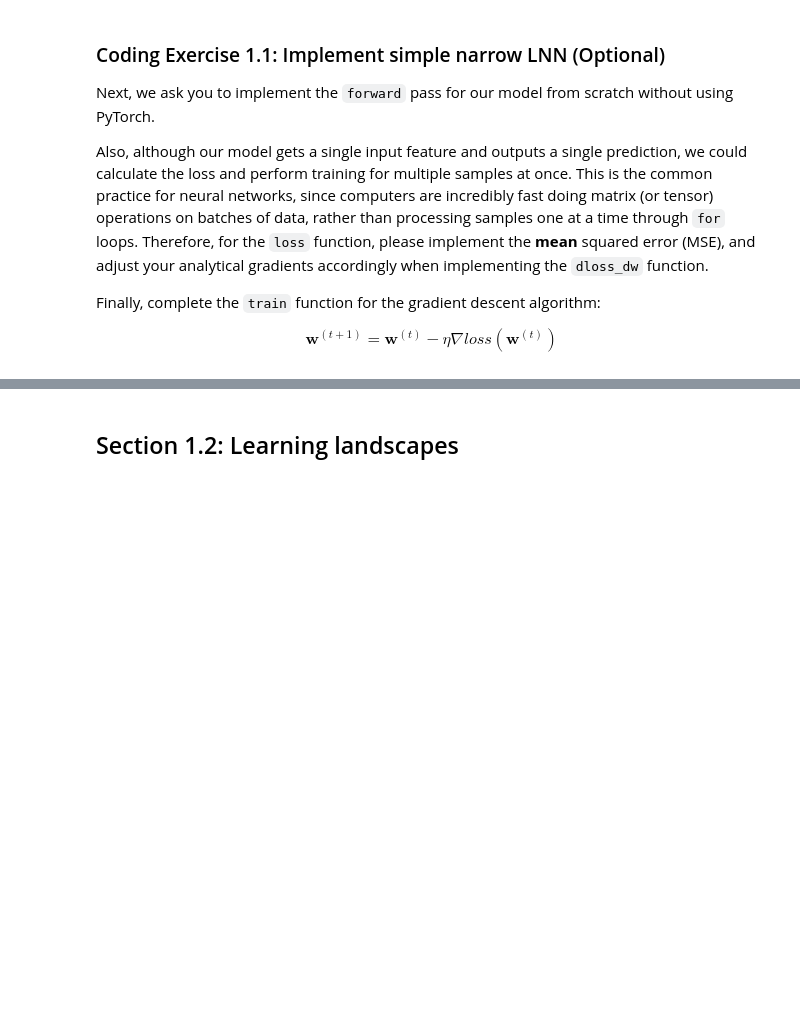
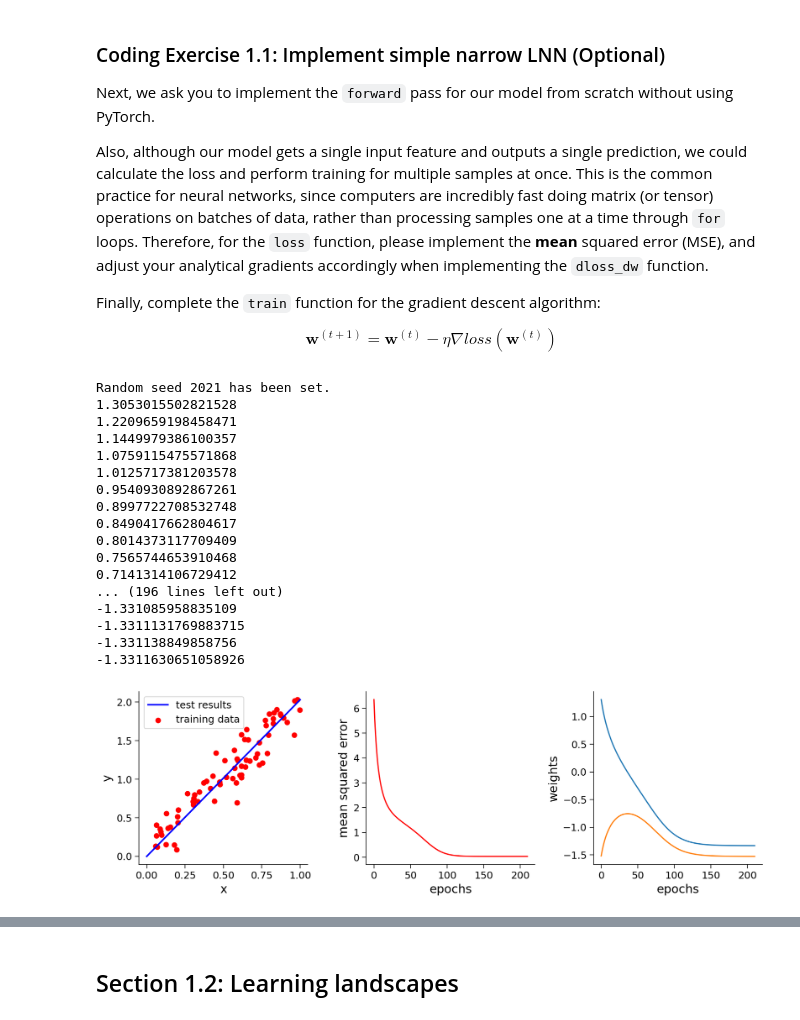
Before and after one commit to israelgonzalezb/neuromatch-dl, a Jupyter notebook: tutorials/W1D2_LinearDeepLearning/student/W1D2_Tutorial2.ipynb, the cells around one changed output, grey strips where cells are left out. Drawn from its saved outputs; the diff is of its cells as text; code cells hidden in the pictures; blank space fills up the shorter version.

```diff
--- a/tutorials/W1D2_LinearDeepLearning/student/W1D2_Tutorial2.ipynb
+++ b/tutorials/W1D2_LinearDeepLearning/student/W1D2_Tutorial2.ipynb
@@ -937,9 +944,9 @@ class ShallowNarrowExercise:
     ## Implement the forward pass to calculate prediction
     ## Note that prediction is not the loss
     # Complete the function and remove or comment the line below
-    raise NotImplementedError("Forward Pass `forward`")
+    # raise NotImplementedError("Forward Pass `forward`")
     #################################################
-    y = ...
+    y = x * self.w1 * self.w2
     return y
 
 
@@ -963,10 +970,10 @@ class ShallowNarrowExercise:
     #################################################
     ## Implement the gradient computation function
     # Complete the function and remove or comment the line below
-    raise NotImplementedError("Gradient of Loss `dloss_dw`")
+    # raise NotImplementedError("Gradient of Loss `dloss_dw`")
     #################################################
-    dloss_dw1 = ...
-    dloss_dw2 = ...
+    dloss_dw1 = -(2 * self.w2 * x * (y_true - self.w1 * self.w2 * x)).mean()
+    dloss_dw2 = -(2 * self.w1 * x * (y_true - self.w1 * self.w2 * x)).mean()
     return dloss_dw1, dloss_dw2
 
 
@@ -1002,10 +1009,12 @@ class ShallowNarrowExercise:
       #################################################
       ## Implement the gradient descent step
       # Complete the function and remove or comment the line below
-      raise NotImplementedError("Training loop `train`")
+      # raise NotImplementedError("Training loop `train`")
       #################################################
-      self.w1 -= ...
-      self.w2 -= ...
+
+      self.w1 -= lr * dloss_dw1
+      print(self.w1)
+      self.w2 -= lr * dloss_dw2
       weight_records[i] = [self.w1, self.w2]
 
     return loss_records, weight_records
@@ -1016,39 +1025,58 @@ def loss(y_prediction, y_true):
   Mean squared error
 
   Args:
     y_prediction: np.ndarray
       Model output (prediction)
     y_true: np.ndarray
       True label
 
   Returns:
     mse: np.ndarray
       Mean squared error loss
   """
   assert y_prediction.shape == y_true.shape
   #################################################
   ## Implement the MEAN squared error
   # Complete the function and remove or comment the line below
-  raise NotImplementedError("Loss function `loss`")
+  # raise NotImplementedError("Loss function `loss`")
   #################################################
-  mse = ...
+  mse = np.sum((y_prediction - y_true) ** 2) / y_true.size
   return mse
 
 
 # Add event to airtable
 atform.add_event('Coding Exercise 1.1: Implement simple narrow LNN')
 
 set_seed(seed=SEED)
 n_epochs = 211
 learning_rate = 0.02
 initial_weights = [1.4, -1.6]
 x_train, y_train = gen_samples(n=73, a=2.0, sigma=0.2)
 x_eval = np.linspace(0.0, 1.0, 37, endpoint=True)
 ## Uncomment to run
-# sn_model = ShallowNarrowExercise(initial_weights)
-# loss_log, weight_log = sn_model.train(x_train, y_train, learning_rate, n_epochs)
-# y_eval = sn_model.forward(x_eval)
-# plot_x_y_(x_train, y_train, x_eval, y_eval, loss_log, weight_log)
+sn_model = ShallowNarrowExercise(initial_weights)
+loss_log, weight_log = sn_model.train(x_train, y_train, learning_rate, n_epochs)
+y_eval = sn_model.forward(x_eval)
+plot_x_y_(x_train, y_train, x_eval, y_eval, loss_log, weight_log)
+# %% [output]
+Random seed 2021 has been set.
+1.3053015502821528
+1.2209659198458471
+1.1449979386100357
+1.0759115475571868
+1.0125717381203578
+0.9540930892867261
+0.8997722708532748
+0.8490417662804617
+0.8014373117709409
+0.7565744653910468
+0.7141314106729412
+... (196 lines left out)
+-1.331085958835109
+-1.3311131769883715
+-1.331138849858756
+-1.3311630651058926
+[figure, added]
 # %% [markdown]
 [*Click for solution*](https://github.com/NeuromatchAcademy/course-content-dl/tree/main//tutorials/W1D2_LinearDeepLearning/solutions/W1D2_Tutorial2_Solution_b008d048.py)
 
```
Also changed, not shown: parts of 10 cells of this notebook.
